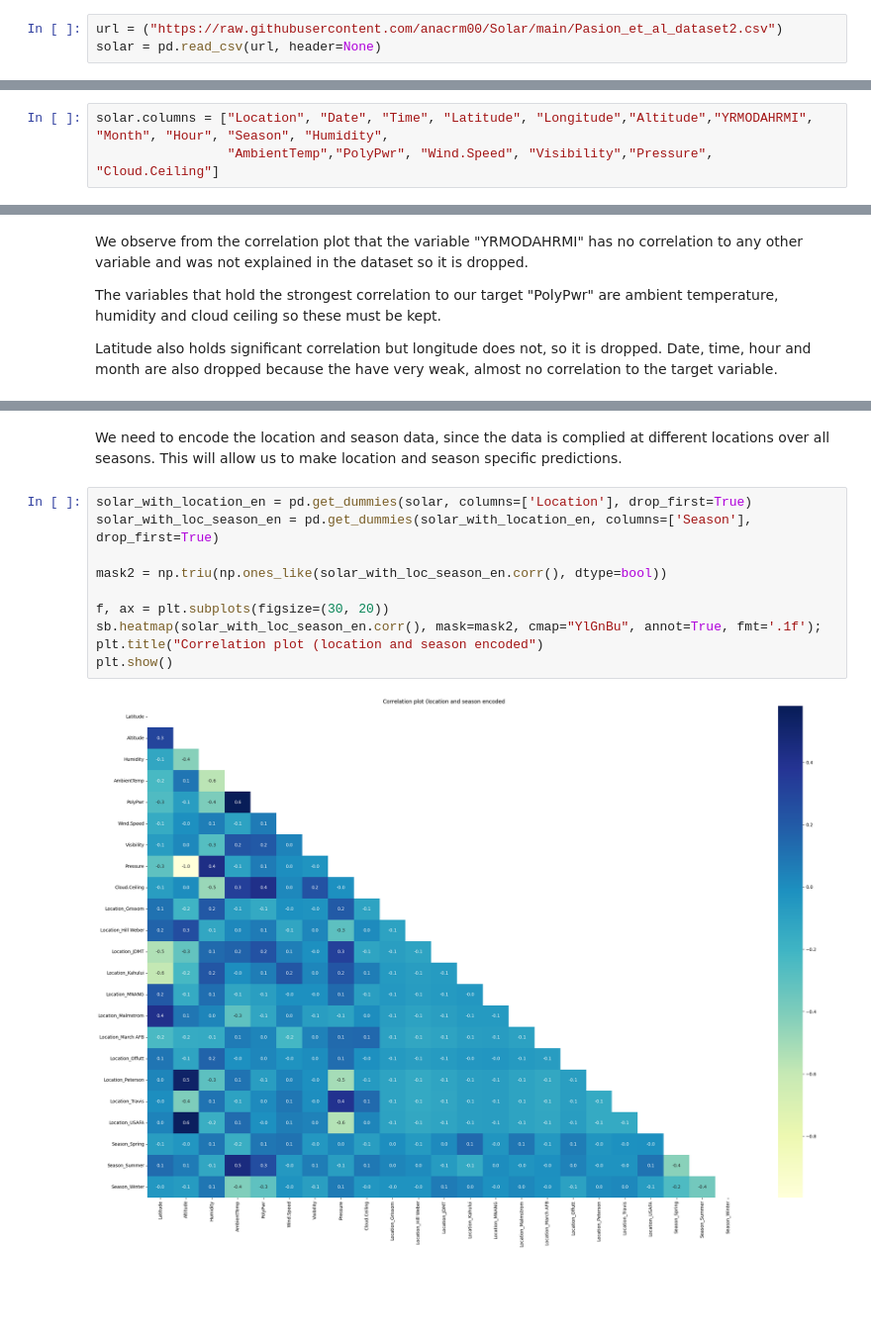
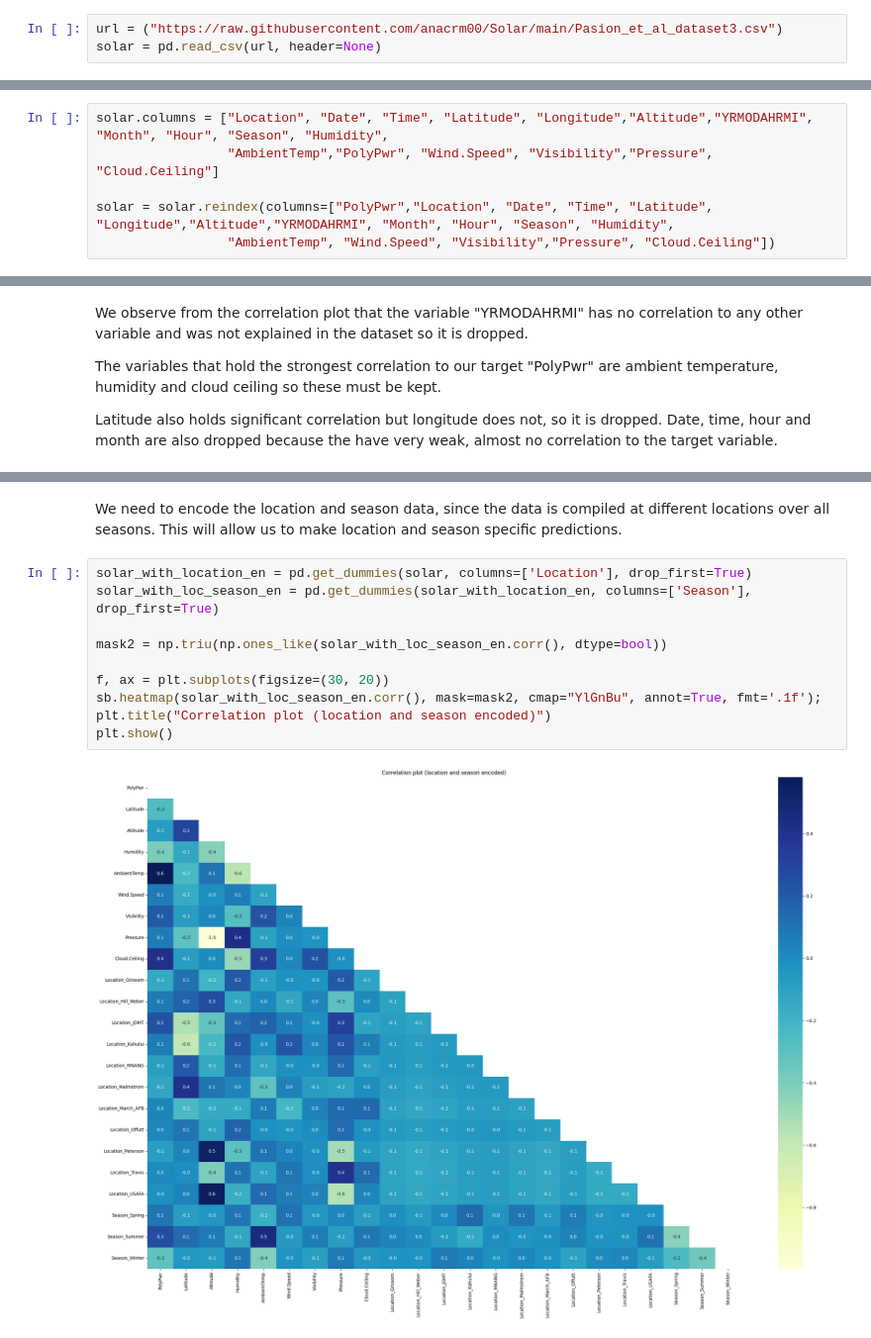
Before and after one commit to anacrm00/Test, a Jupyter notebook: Solar_prediction.ipynb, the cells around one changed output, grey strips where cells are left out. Shown at 99% size. Saved outputs shown, nothing was run; the diff lists cells and outputs as text; blank space fills up the shorter version.

```diff
--- a/Solar_prediction.ipynb
+++ b/Solar_prediction.ipynb
@@ -16,6 +19,6 @@ import seaborn as sb
 # %% [markdown]
 First, the data set is imported and stored:
 # %%
-url = ("https://raw.githubusercontent.com/anacrm00/Solar/main/Pasion_et_al_dataset2.csv")
+url = ("https://raw.githubusercontent.com/anacrm00/Solar/main/Pasion_et_al_dataset3.csv")
 solar = pd.read_csv(url, header=None)
 # %% [markdown]
@@ -23,6 +26,9 @@ We add the name of the columns for easier manipulation:
 # %%
 solar.columns = ["Location", "Date", "Time", "Latitude", "Longitude","Altitude","YRMODAHRMI", "Month", "Hour", "Season", "Humidity",
                  "AmbientTemp","PolyPwr", "Wind.Speed", "Visibility","Pressure", "Cloud.Ceiling"]
+
+solar = solar.reindex(columns=["PolyPwr","Location", "Date", "Time", "Latitude", "Longitude","Altitude","YRMODAHRMI", "Month", "Hour", "Season", "Humidity",
+                 "AmbientTemp", "Wind.Speed", "Visibility","Pressure", "Cloud.Ceiling"])
 # %% [markdown]
 We can generate the histogram for our target variable PolyPwr, to get an overview of the range of power we can expect
 # %%
@@ -75,15 +81,15 @@ plt.show()
 # %% [markdown]
-We need to encode the location and season data, since the data is complied at different locations over all seasons.
+We need to encode the location and season data, since the data is compiled at different locations over all seasons.
 This will allow us to make location and season specific predictions.
 # %%
 solar_with_location_en = pd.get_dummies(solar, columns=['Location'], drop_first=True)
 solar_with_loc_season_en = pd.get_dummies(solar_with_location_en, columns=['Season'], drop_first=True)
 
 mask2 = np.triu(np.ones_like(solar_with_loc_season_en.corr(), dtype=bool))
 
 f, ax = plt.subplots(figsize=(30, 20))
 sb.heatmap(solar_with_loc_season_en.corr(), mask=mask2, cmap="YlGnBu", annot=True, fmt='.1f');
-plt.title("Correlation plot (location and season encoded")
+plt.title("Correlation plot (location and season encoded)")
 plt.show()
 # %% [output]
-[figure, old version]
+[figure, new version]
```
Also changed, not shown: parts of 18 cells of this notebook.
